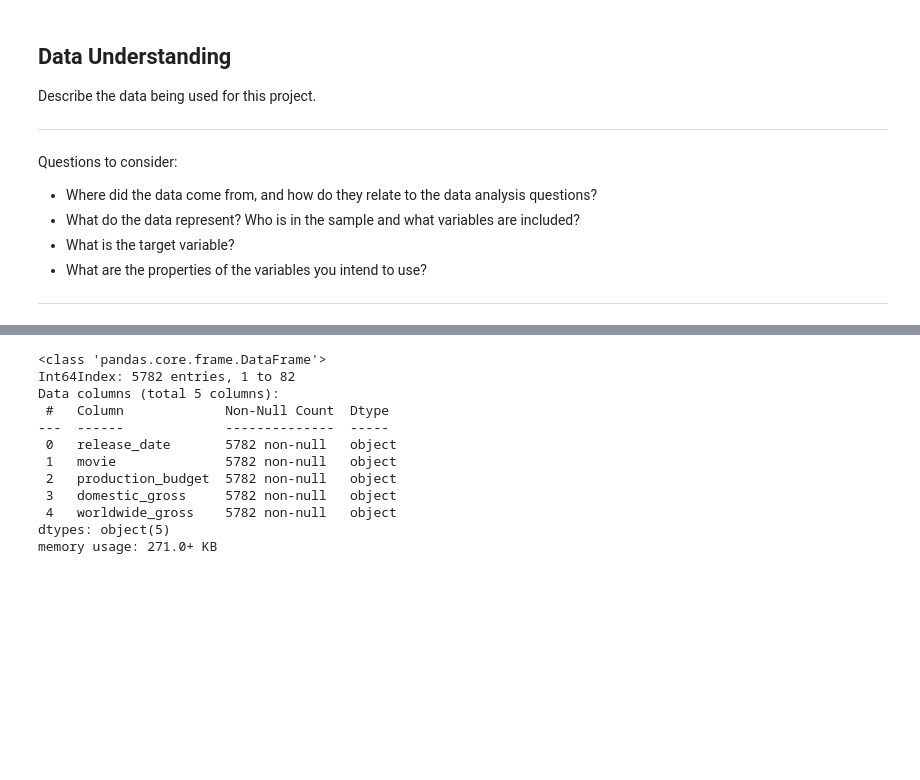
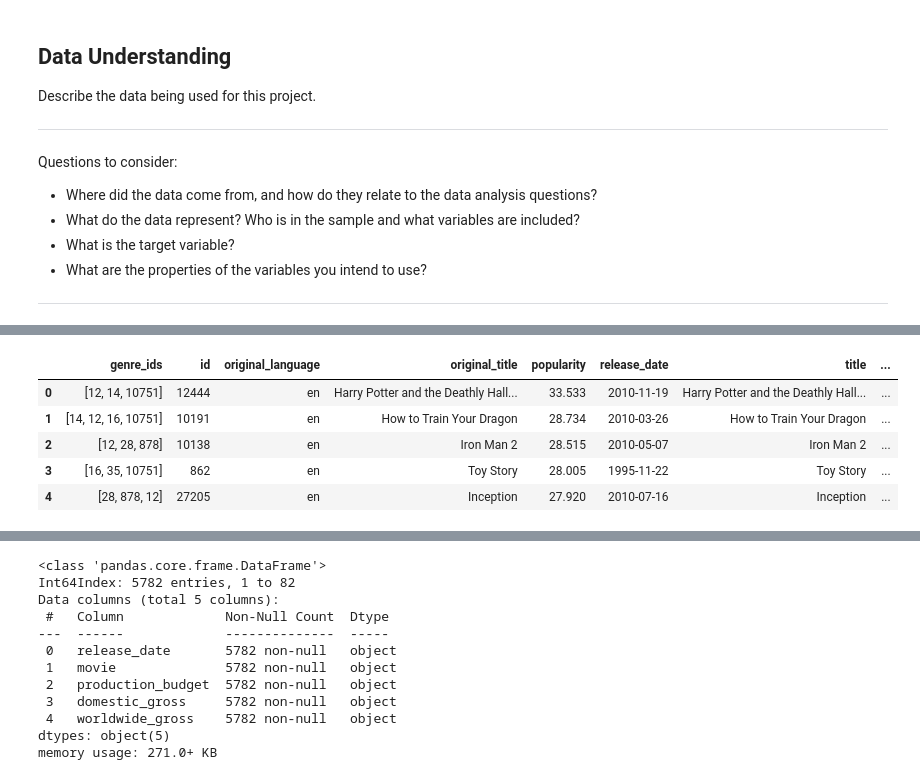
Before and after one commit to MoniqueHercules/phase-1-project, a Jupyter notebook: dsc-phase1-project.ipynb, the cells around one changed output, grey strips where cells are left out. Saved outputs shown, nothing was run; the diff lists cells and outputs as text; code cells hidden in the pictures; blank space fills up the shorter version.

Commit message:
Organizing Data

```diff
--- a/dsc-phase1-project.ipynb
+++ b/dsc-phase1-project.ipynb
@@ -48,0 +50,12 @@ movie_budgets_df = pd.read_csv('data/zippedData/tn.movie_budgets.csv.gz', index_
+# %%
+movie_budgets_df = pd.read_csv('data/zippedData/tn.movie_budgets.csv.gz', index_col = 0)
+movie_gross_df = pd.read_csv('data/zippeddata/bom.movie_gross.csv.gz')
+rotten_tomatoes_movies_df = pd.read_csv('data/zippeddata/rt.movie_info.tsv.gz', delimiter = '\t')
+rotten_tomatoes_reviews_df = pd.read_csv('data/zippeddata/rt.reviews.tsv.gz', encoding = 'unicode_escape', delimiter = '\t')
+Imdb_movies_df = pd.read_csv('data/zippeddata/tmdb.movies.csv.gz', index_col = 0)
+Imdb_title_principals_df = pd.read_csv('data/zippedData/imdb.title.principals.csv.gz')
+Imdb_title_ratings_df = pd.read_csv('data/zippedData/imdb.title.ratings.csv.gz')
+Imdb_title_crew_df = pd.read_csv('data/zippedData/imdb.title.crew.csv.gz')
+Imdb_title_basics_df = pd.read_csv('data/zippedData/imdb.title.basics.csv.gz')
+Imdb_title_akas_df = pd.read_csv('data/zippedData/imdb.title.akas.csv.gz')
+Imdb_name_basics_df = pd.read_csv('data/zippedData/imdb.name.basics.csv.gz')
@@ -58,0 +99,9 @@ movie_budgets_df.head()
+# %%
+Imdb_movies_df.head()
+# %% [output]
+|  | genre_ids | id | original_language | original_title | popularity | release_date | title | ... |
+| 0 | [12, 14, 10751] | 12444 | en | Harry Potter and the Deathly Hall... | 33.533 | 2010-11-19 | Harry Potter and the Deathly Hall... | ... |
+| 1 | [14, 12, 16, 10751] | 10191 | en | How to Train Your Dragon | 28.734 | 2010-03-26 | How to Train Your Dragon | ... |
+| 2 | [12, 28, 878] | 10138 | en | Iron Man 2 | 28.515 | 2010-05-07 | Iron Man 2 | ... |
+| 3 | [16, 35, 10751] | 862 | en | Toy Story | 28.005 | 1995-11-22 | Toy Story | ... |
+| 4 | [28, 878, 12] | 27205 | en | Inception | 27.920 | 2010-07-16 | Inception | ... |
```
Also changed, not shown: parts of 41 cells of this notebook.
